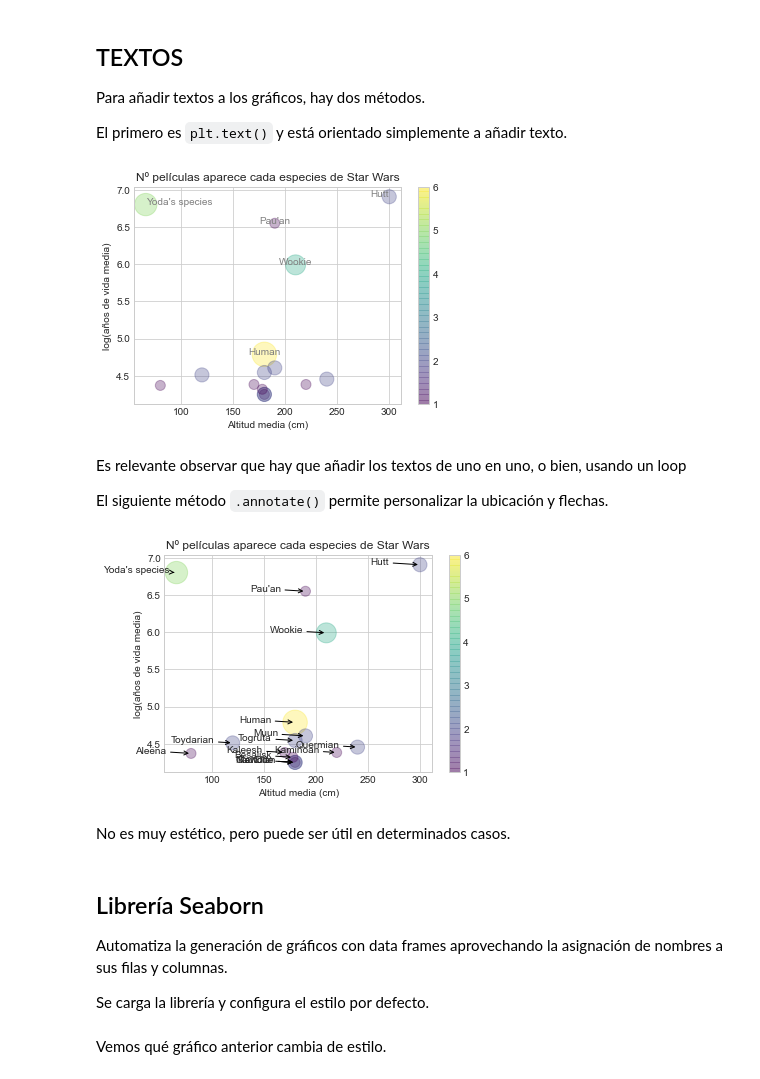
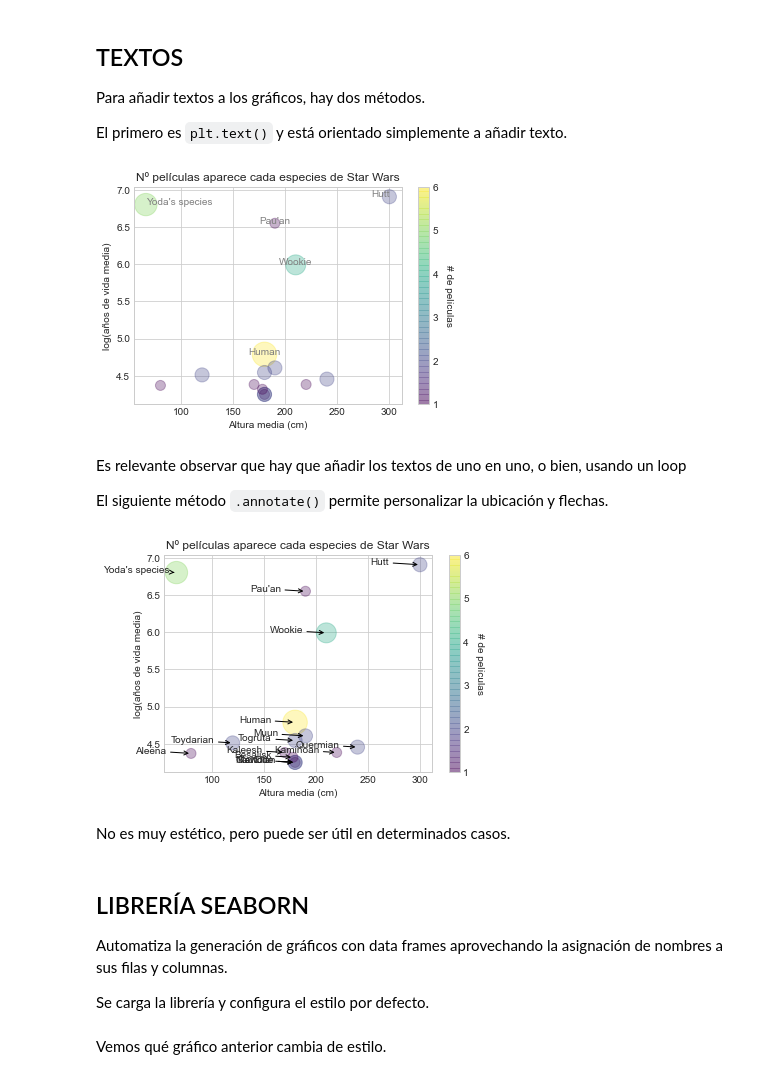
Before and after one commit to griu/mbdds_fc20, a Jupyter notebook: Python/modulo1_tema4_Py_20_matplotlib.ipynb, the cells around one changed output. Saved outputs shown, nothing was run; the diff lists cells and outputs as text; code cells hidden in the pictures.

```diff
--- a/Python/modulo1_tema4_Py_20_matplotlib.ipynb
+++ b/Python/modulo1_tema4_Py_20_matplotlib.ipynb
@@ -45,7 +45,7 @@ species_df = entidades_df['species'][["classification","average_height","average
 
 nombre = species_df.index.values
 clasificacion = species_df.classification.values
-altitud_media = species_df.average_height.values
+altura_media = species_df.average_height.values
 vida_media = species_df.average_lifespan.values
 num_peliculas = species_df.num_peliculas.values
 
@@ -225,54 +231,64 @@ Para añadir textos a los gráficos, hay dos métodos.
 El primero es `plt.text()` y está orientado simplemente a añadir texto.
 # %%
 # Recuperamos el gráfico de especies
-plt.scatter(altitud_media, np.log(vida_media)
+plt.scatter(altura_media, np.log(vida_media)
             , c=num_peliculas, s=100*num_peliculas, alpha=0.3,
             cmap='viridis')
-plt.colorbar();  # Muestra la paleta
+
+# leyenda del color
+cbar = plt.colorbar();  # Muestra la paleta
+cbar.ax.get_yaxis().labelpad = 15   # da espacio al título
+cbar.ax.set_ylabel('# de películas', rotation=270) # añade título
+
 plt.title("Nº películas aparece cada especies de Star Wars")
-plt.xlabel("Altitud media (cm)")
+plt.xlabel("Altura media (cm)")
 plt.ylabel("log(años de vida media)");
 
 # Add labels to the plot
 style = dict(size=10, color='grey')
 
 
 plt.text(300, np.log(1000), "Hutt", **style, ha='right')
 plt.text(66, np.log(900), "Yoda's species", **style, ha='left')
 plt.text(190, np.log(700), "Pau'an", **style, ha='center')
 plt.text(210, np.log(400), "Wookie", **style, ha='center')
 plt.text(180, np.log(120), "Human", **style, ha='center');
 # %% [output]
-[figure, old version]
+[figure, new version]
 # %% [markdown]
 Es relevante observar que hay que añadir los textos de uno en uno, o bien, usando un loop
 
 El siguiente método `.annotate()` permite personalizar la ubicación y flechas.
 # %%
 # Recuperamos el gráfico de especies
-plt.scatter(altitud_media, np.log(vida_media)
+plt.scatter(altura_media, np.log(vida_media)
             , c=num_peliculas, s=100*num_peliculas, alpha=0.3,
             cmap='viridis')
-plt.colorbar();  # Muestra la paleta
+
+# leyenda del color
+cbar = plt.colorbar();  # Muestra la paleta
+cbar.ax.get_yaxis().labelpad = 15   # da espacio al título
+cbar.ax.set_ylabel('# de películas', rotation=270) # añade título
+
 plt.title("Nº películas aparece cada especies de Star Wars")
-plt.xlabel("Altitud media (cm)")
+plt.xlabel("Altura media (cm)")
 plt.ylabel("log(años de vida media)");
 
 # Add labels to the plot
 style = dict(size=10, color='green')
 
-for x1,y1,n1 in zip(altitud_media, np.log(vida_media),nombre):
+for x1,y1,n1 in zip(altura_media, np.log(vida_media),nombre):
     plt.annotate(n1,(x1, y1)
              , arrowprops=dict(arrowstyle="->")
              , textcoords="offset points" # desplaza el punto
              , xytext=(-40,0)  # distancia desplazamiento
              , ha='center')   # centrado
 # %% [output]
-[figure, old version]
+[figure, new version]
 # %% [markdown]
 No es muy estético, pero puede ser útil en determinados casos.
 # %% [markdown]
-## Librería Seaborn
+## LIBRERÍA SEABORN
 
 Automatiza la generación de gráficos con data frames aprovechando la asignación de nombres a sus filas y columnas.
 
```
Also changed, not shown: parts of 14 cells of this notebook, 35 other files.
